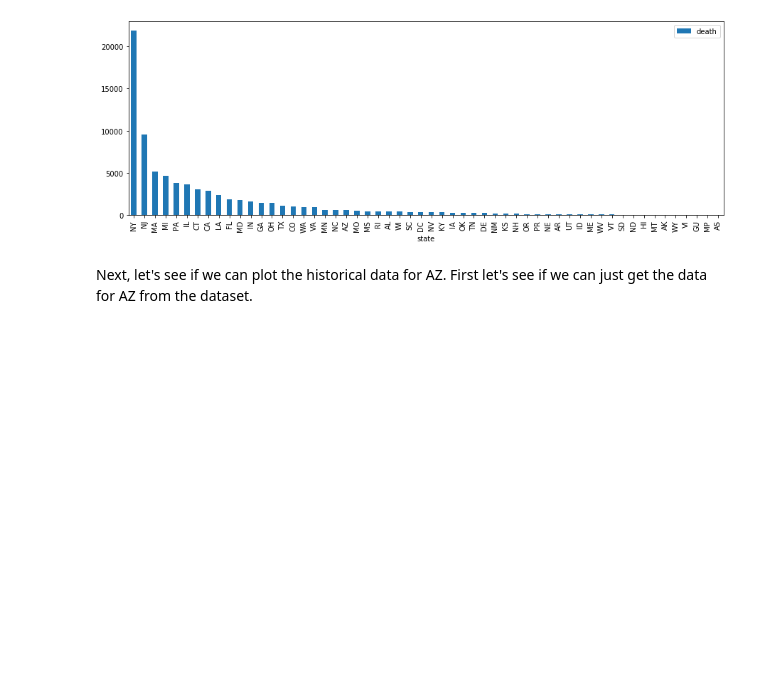
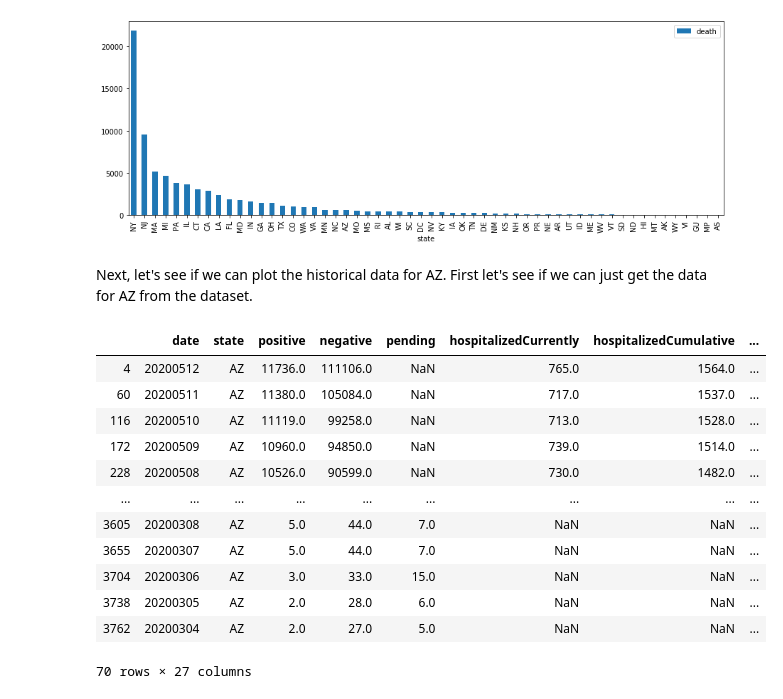
Before and after one commit to srinivasanprashant/Covid-19, a Jupyter notebook: covid-19-analysis.ipynb, the cells around one changed output. Saved outputs shown, nothing was run; the diff lists cells and outputs as text; code cells hidden in the pictures; blank space fills up the shorter version.

```diff
--- a/covid-19-analysis.ipynb
+++ b/covid-19-analysis.ipynb
@@ -135,0 +136,16 @@ historical_az = historical_covid_data.loc[historical_covid_data['state']=='AZ']
+# %%
+plot_data
+# %% [output]
+|  | date | state | positive | negative | pending | hospitalizedCurrently | hospitalizedCumulative | ... |
+| 4 | 20200512 | AZ | 11736.0 | 111106.0 | NaN | 765.0 | 1564.0 | ... |
+| 60 | 20200511 | AZ | 11380.0 | 105084.0 | NaN | 717.0 | 1537.0 | ... |
+| 116 | 20200510 | AZ | 11119.0 | 99258.0 | NaN | 713.0 | 1528.0 | ... |
+| 172 | 20200509 | AZ | 10960.0 | 94850.0 | NaN | 739.0 | 1514.0 | ... |
+| 228 | 20200508 | AZ | 10526.0 | 90599.0 | NaN | 730.0 | 1482.0 | ... |
+| ... | ... | ... | ... | ... | ... | ... | ... | ... |
+| 3605 | 20200308 | AZ | 5.0 | 44.0 | 7.0 | NaN | NaN | ... |
+| 3655 | 20200307 | AZ | 5.0 | 44.0 | 7.0 | NaN | NaN | ... |
+| 3704 | 20200306 | AZ | 3.0 | 33.0 | 15.0 | NaN | NaN | ... |
+| 3738 | 20200305 | AZ | 2.0 | 28.0 | 6.0 | NaN | NaN | ... |
+| 3762 | 20200304 | AZ | 2.0 | 27.0 | 5.0 | NaN | NaN | ... |
+70 rows × 27 columns
```
Also changed, not shown: parts of 6 cells of this notebook.
